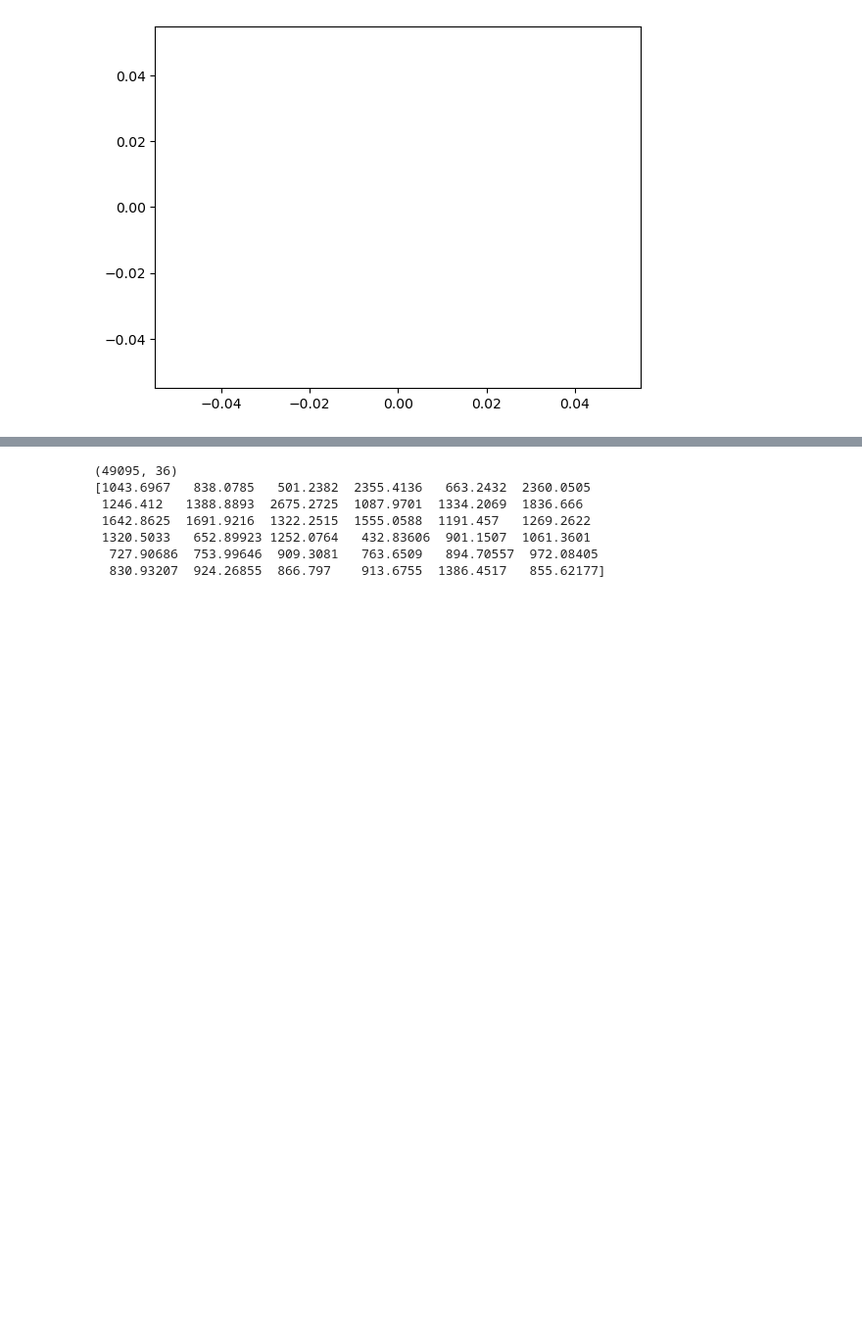
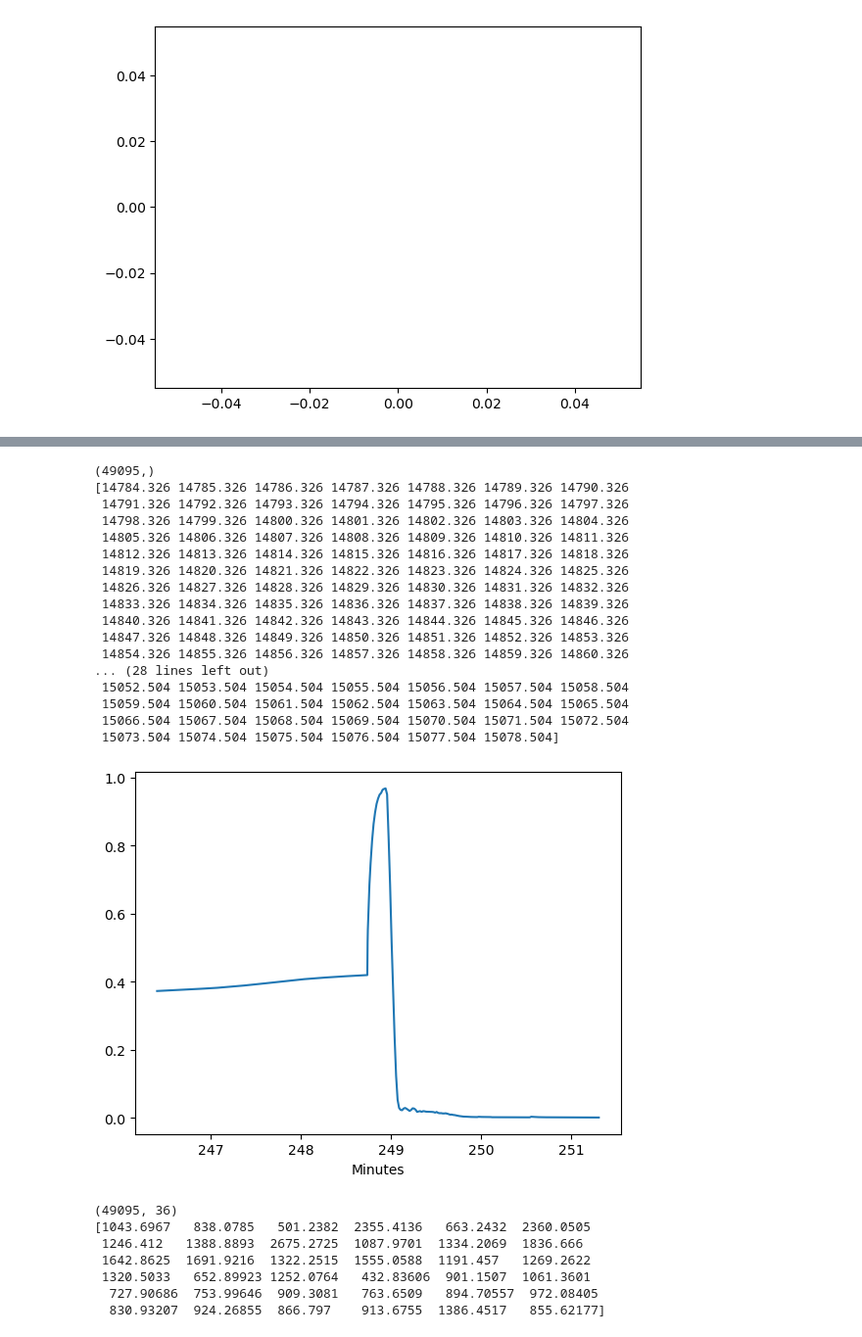
Before and after one commit to Aleartulon/ASTEC_surrogate_model, a Jupyter notebook: src/dataset_generation/explore_data.ipynb, the cells around one changed output, grey strips where cells are left out. Shown: that part at 98% size. Cells and saved outputs as stored; diff of their text form; code cells hidden in the pictures; blank space fills up the shorter version.

```diff
--- a/src/dataset_generation/explore_data.ipynb
+++ b/src/dataset_generation/explore_data.ipynb
@@ -61,3 +71,28 @@ NameError: name 'path_to_hdf5' is not defined
+# %%
+with h5py.File(path_to_hdf5+'/1.h5', 'r') as f:
+    print(np.shape(f['vessel/mesh/x_alfa_vessel'][:][:,0]))
+    print(f['dimensions/time_points'][:][16000:16300])
+    plt.plot(f['dimensions/time_points'][:][16000:16300]/60, f['vessel/mesh/x_alfa_vessel'][:][16000:16300,0])
+    plt.xlabel('Minutes')
+# %% [output]
+(49095,)
+[14784.326 14785.326 14786.326 14787.326 14788.326 14789.326 14790.326
+ 14791.326 14792.326 14793.326 14794.326 14795.326 14796.326 14797.326
+ 14798.326 14799.326 14800.326 14801.326 14802.326 14803.326 14804.326
+ 14805.326 14806.326 14807.326 14808.326 14809.326 14810.326 14811.326
+ 14812.326 14813.326 14814.326 14815.326 14816.326 14817.326 14818.326
+ 14819.326 14820.326 14821.326 14822.326 14823.326 14824.326 14825.326
+ 14826.326 14827.326 14828.326 14829.326 14830.326 14831.326 14832.326
+ 14833.326 14834.326 14835.326 14836.326 14837.326 14838.326 14839.326
+ 14840.326 14841.326 14842.326 14843.326 14844.326 14845.326 14846.326
+ 14847.326 14848.326 14849.326 14850.326 14851.326 14852.326 14853.326
+ 14854.326 14855.326 14856.326 14857.326 14858.326 14859.326 14860.326
+... (28 lines left out)
+ 15052.504 15053.504 15054.504 15055.504 15056.504 15057.504 15058.504
+ 15059.504 15060.504 15061.504 15062.504 15063.504 15064.504 15065.504
+ 15066.504 15067.504 15068.504 15069.504 15070.504 15071.504 15072.504
+ 15073.504 15074.504 15075.504 15076.504 15077.504 15078.504]
+[figure, added]
 # %%
 with h5py.File(path_to_hdf5+'/1.h5', 'r') as f:
     print(np.shape(f['vessel/general/T_comp_fuel'][:]))
```
Also changed, not shown: parts of 3 cells of this notebook, 12 other files.
